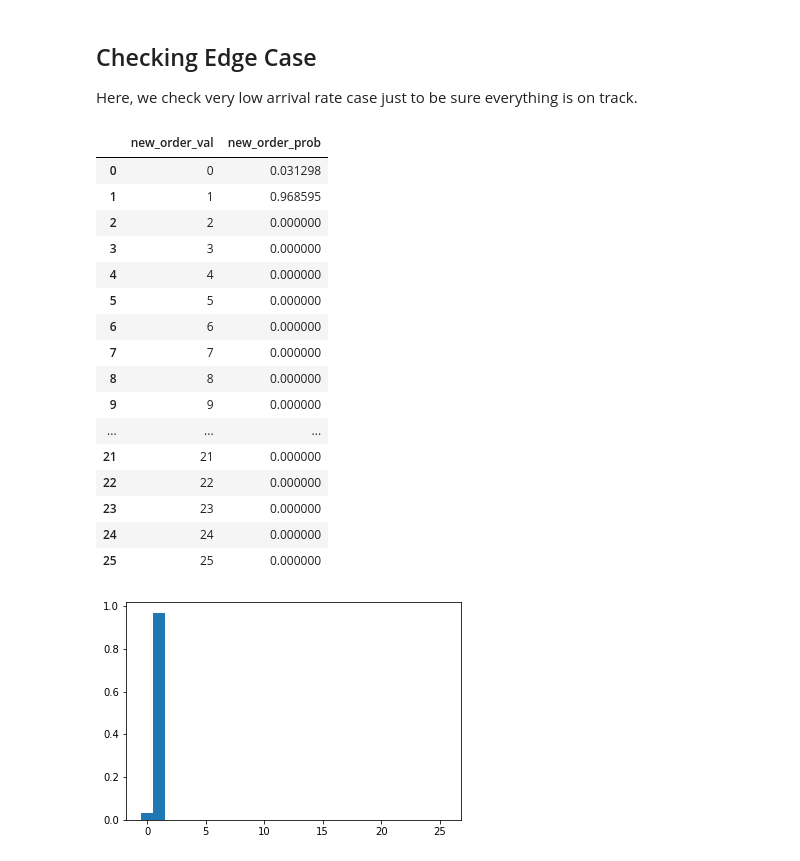
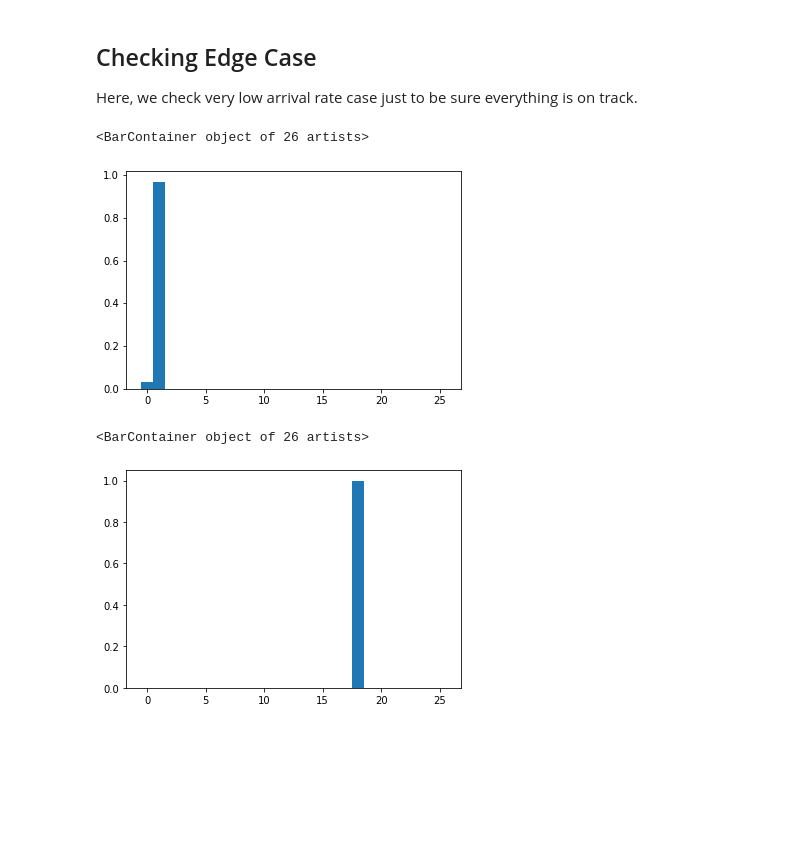
Before and after one commit to pacslab/conc-value-perf-modelling, a Jupyter notebook: model/01-calculate-params.ipynb, the cells around one changed output. Saved outputs shown, nothing was run; the diff lists cells and outputs as text; code cells hidden in the pictures; blank space fills up the shorter version.

```diff
--- a/model/01-calculate-params.ipynb
+++ b/model/01-calculate-params.ipynb
@@ -212,28 +212,38 @@ new_order_val, new_order_prob = general_model.get_new_order_dist(req_count_avera
 
 # plot the result
 plt.bar(new_order_val, new_order_prob, width=1)
-
-# show results as pandas dataframe
-display(pd.DataFrame(data = {
-    'new_order_val': new_order_val,
-    'new_order_prob': new_order_prob,
-}))
 # %% [output]
-|  | new_order_val | new_order_prob |
-| 0 | 0 | 0.031298 |
-| 1 | 1 | 0.968595 |
-| 2 | 2 | 0.000000 |
-| 3 | 3 | 0.000000 |
-| 4 | 4 | 0.000000 |
-| 5 | 5 | 0.000000 |
-| 6 | 6 | 0.000000 |
-| 7 | 7 | 0.000000 |
-| 8 | 8 | 0.000000 |
-| 9 | 9 | 0.000000 |
-| ... | ... | ... |
-| 21 | 21 | 0.000000 |
-| 22 | 22 | 0.000000 |
-| 23 | 23 | 0.000000 |
-| 24 | 24 | 0.000000 |
-| 25 | 25 | 0.000000 |
+<BarContainer object of 26 artists>
 [figure]
+# %%
+# checking another edge case
+single_container_config.update({
+    'instance_count': 2,
+    'arrival_rate_total': 15,
+    'alpha': 1,
+    'base_service_time_ms': 200,
+    'target_conc': 16*0.7, # assumes target utilization
+    'max_conc': 100,
+})
+
+update_config(single_container_config)
+
+# update state coder
+single_coder = single_model.StateCoder(config=single_container_config)
+
+# calculate and show Q
+Q = single_model.get_single_container_q(single_coder, config=single_container_config)
+req_count_prob = utility.solve_CTMC(Q)
+# calculate average and deviation
+req_df = pd.DataFrame(data = {
+    'req_count': [s[0] for s in single_coder.get_state_list()],
+    'req_count_prob': req_count_prob,
+})
+req_count_averaged_vals, req_count_averaged_probs = utility.get_averaged_distribution(vals=req_df['req_count'], probs=req_df['req_count_prob'], avg_count=avg_count)
+new_order_val, new_order_prob = general_model.get_new_order_dist(req_count_averaged_vals, req_count_averaged_probs, single_container_config)
+
+# plot the result
+plt.bar(new_order_val, new_order_prob, width=1)
+# %% [output]
+<BarContainer object of 26 artists>
+[figure, added]
```
Also changed, not shown: parts of 1 cell of this notebook, 2 other files.
